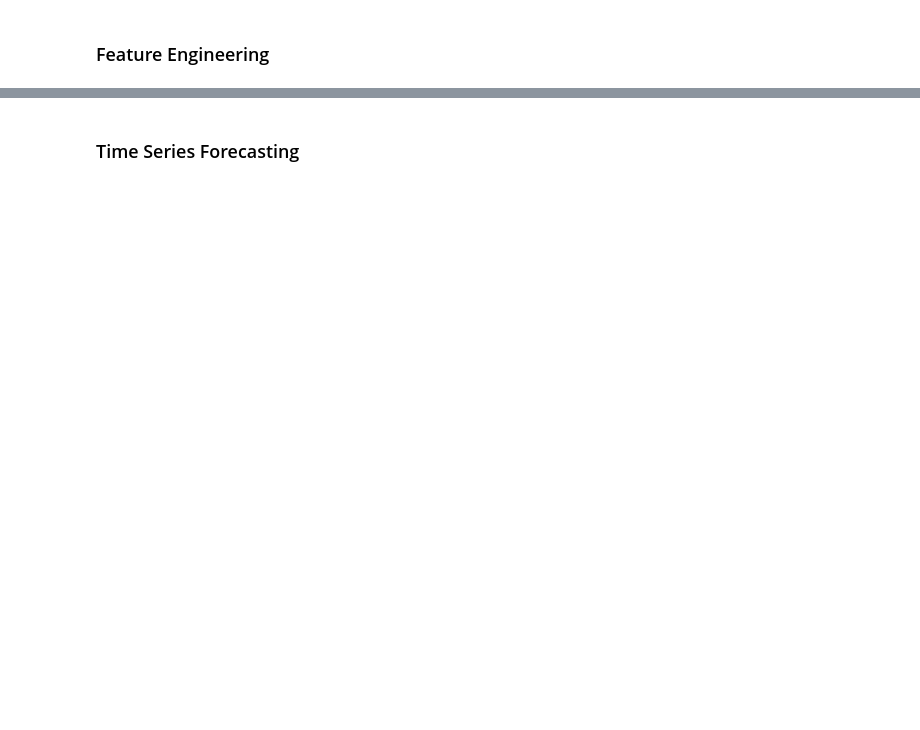
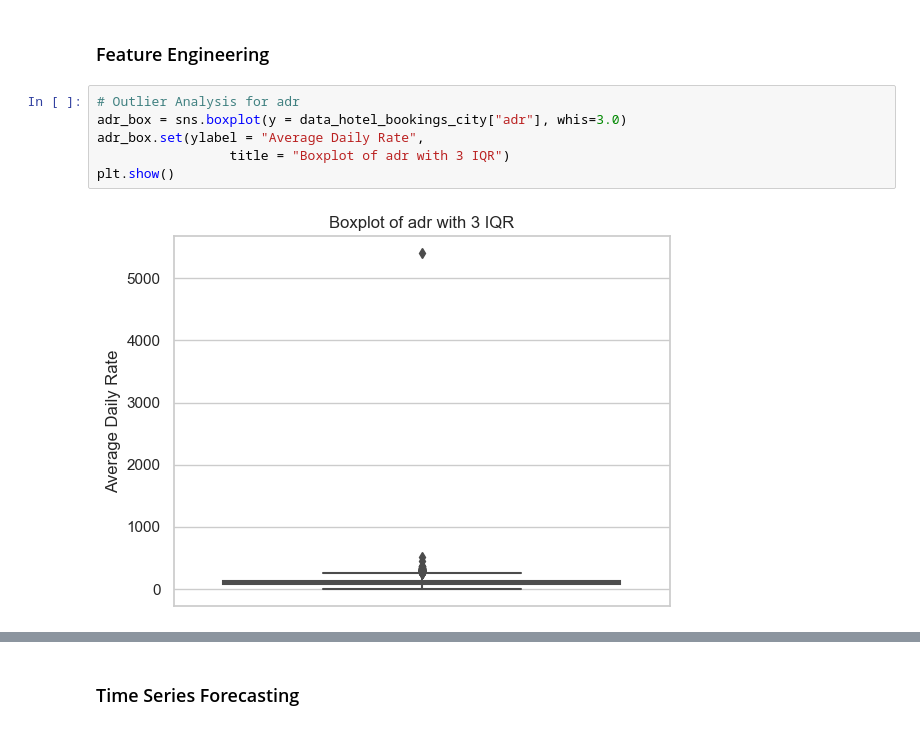
Before and after one commit to brandonmanggo/IS3107_G2, a Jupyter notebook: Dashboard/Models/model_price.ipynb, the cells around one changed output, grey strips where cells are left out. Drawn from its saved outputs; the diff is of its cells as text; blank space fills up the shorter version.

```diff
--- a/Dashboard/Models/model_price.ipynb
+++ b/Dashboard/Models/model_price.ipynb
@@ -156,2 +188,10 @@ See the caveats in the documentation: https://pandas.pydata.org/pandas-docs/stab
 # %% [markdown]
 ### Feature Engineering
+# %%
+# Outlier Analysis for adr
+adr_box = sns.boxplot(y = data_hotel_bookings_city["adr"], whis=3.0)
+adr_box.set(ylabel = "Average Daily Rate",
+                 title = "Boxplot of adr with 3 IQR")
+plt.show()
+# %% [output]
+[figure, added]
```
Also changed, not shown: parts of 58 cells of this notebook.
